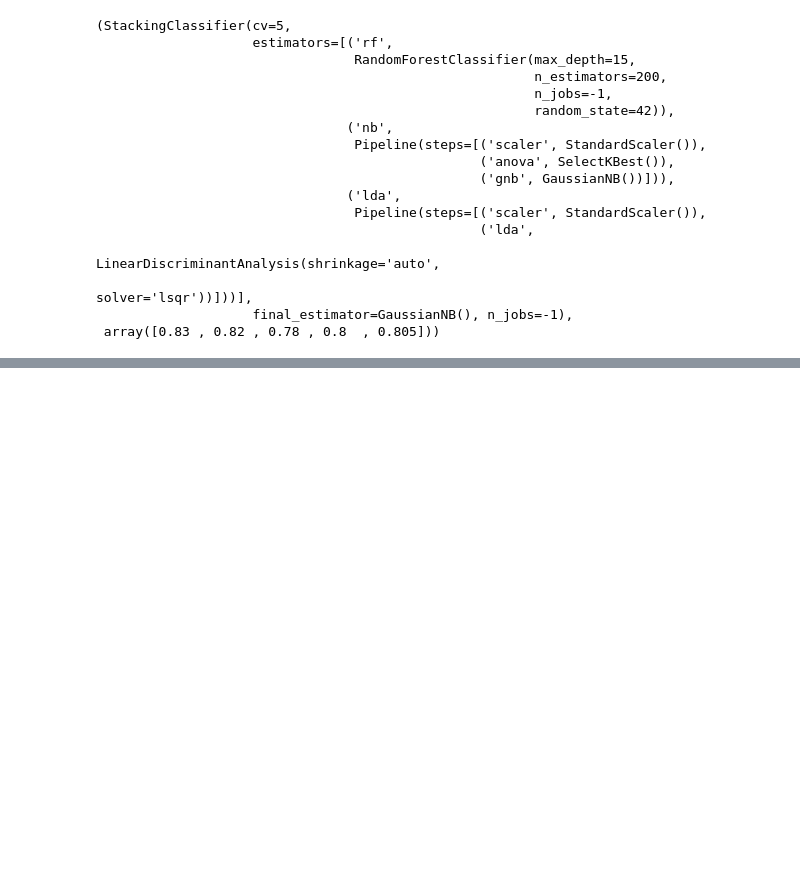
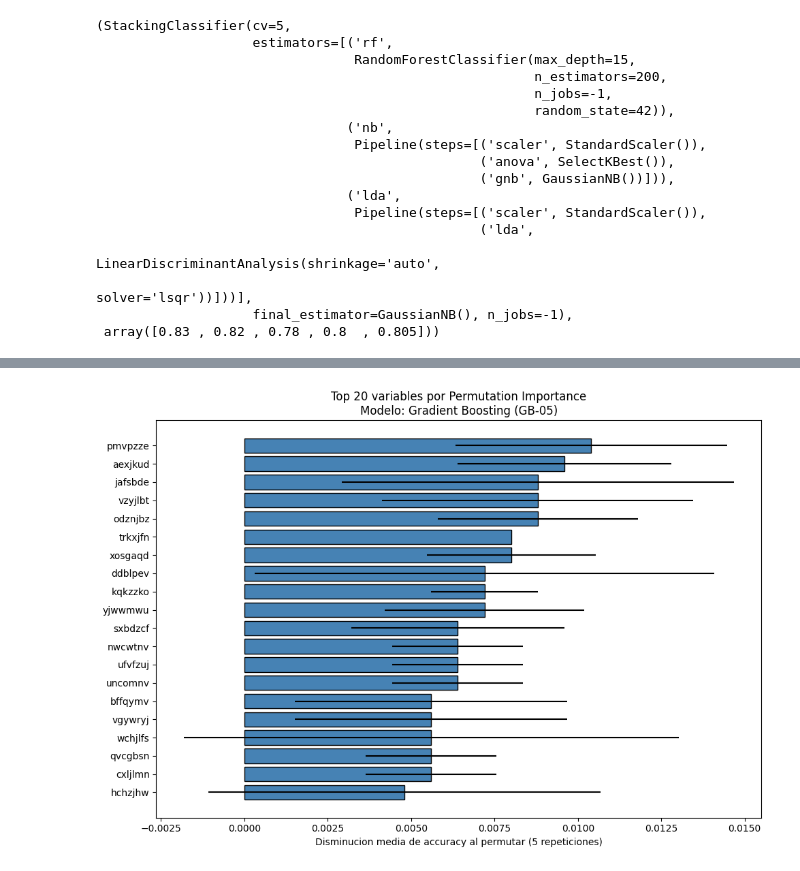
Before and after one commit to Qub1ts/Practica-3y4-AAII, a Jupyter notebook: Grupo-1.ipynb, the cells around one changed output, grey strips where cells are left out. Saved outputs shown, nothing was run; the diff lists cells and outputs as text; code cells hidden in the pictures; blank space fills up the shorter version.

```diff
--- a/Grupo-1.ipynb
+++ b/Grupo-1.ipynb
@@ -1567,0 +1592,26 @@ Notas: Meta-modelo alternativo. Se prueba GaussianNB como meta para ver si un me
+# %%
+
+best_overall.fit(X, y)
+
+# Cargamos el test y nos quedamos sin la columna 'class' (esta vacia)
+test_df_final = pd.read_csv(test_path)
+if TARGET_COL in test_df_final.columns:
+    X_test_predict = test_df_final.drop(columns=[TARGET_COL])
+else:
+    X_test_predict = test_df_final.copy()
+
+predicciones_finales = best_overall.predict(X_test_predict)
+test_df_final[TARGET_COL] = predicciones_finales
+
+output_filename = "test_predictions_final.csv"
+test_df_final.to_csv(output_filename, index=False)
+
+print(f"Modelo usado: {best_model_name}")
+print(f"Predicciones guardadas en: {output_filename}")
+print(f"\nDistribucion de clases predichas en el test:")
+display(
+    pd.Series(predicciones_finales)
+      .value_counts(normalize=True)
+      .round(4)
+      .to_frame("proportion")
+)
@@ -1567,0 +1693,19 @@ Notas: Meta-modelo alternativo. Se prueba GaussianNB como meta para ver si un me
+# %%
+top_n = 20
+top_features = importance_df.head(top_n)
+
+plt.figure(figsize=(10, 7))
+plt.barh(
+    top_features["feature"][::-1],
+    top_features["importance_mean"][::-1],
+    xerr=top_features["importance_std"][::-1],
+    color="steelblue",
+    edgecolor="black"
+)
+plt.xlabel("Disminucion media de accuracy al permutar (5 repeticiones)")
+plt.title(f"Top {top_n} variables por Permutation Importance\nModelo: {best_model_name}")
+plt.tight_layout()
+plt.savefig("feature_importance_final.png", dpi=150, bbox_inches="tight")
+plt.show()
+# %% [output]
+[figure, added]
```
Also changed, not shown: parts of 5 cells of this notebook, 4 other files.
